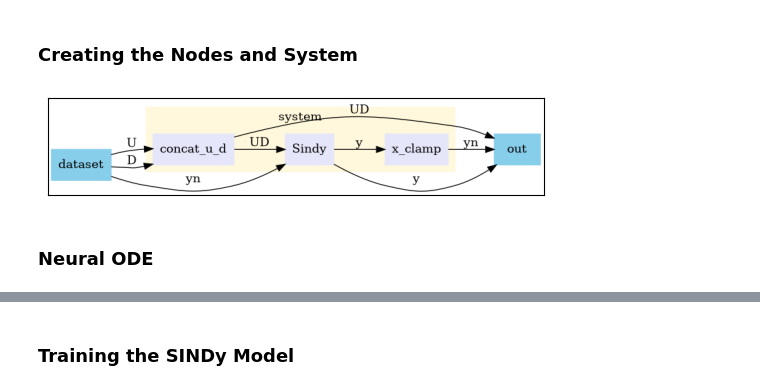
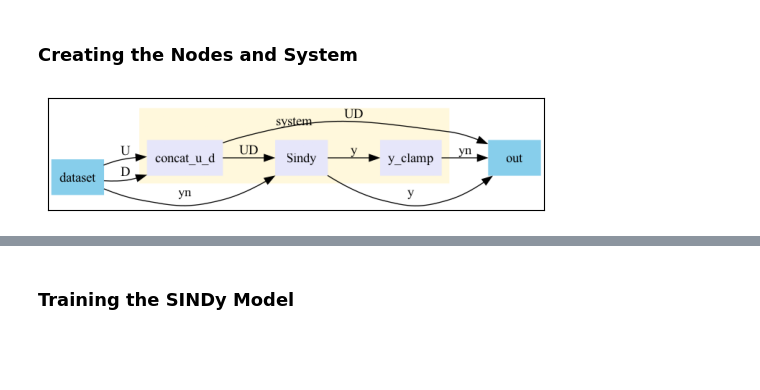
Before and after one commit to Alirezad126/SparseDPC, a Jupyter notebook: 3_Full_DPC/Building_SystemID.ipynb, the cells around one changed output, grey strips where cells are left out. Drawn from its saved outputs; the diff is of its cells as text; code cells hidden in the pictures; blank space fills up the shorter version.

Commit message:
added tuning and NODE

```diff
--- a/3_Full_DPC/Building_SystemID.ipynb
+++ b/3_Full_DPC/Building_SystemID.ipynb
@@ -98,9 +188,8 @@ def get_splits(sys, nsim, nsteps, ts, bs):
 # %%
 nsim = 2000   # number of simulation steps in the dataset
-nsteps = 2   # number of prediction horizon steps in the loss function
-bs = 128       # minibatching batch size
-ts = gt_model.ts
-train_loader, dev_loader, test_data = get_splits(gt_model, nsim, nsteps, ts, bs)
+nsteps = nsteps_list[0] # number of prediction horizon steps in the loss function
+bs = 100       # minibatching batch size
+train_loader, dev_loader, test_data = get_data(gt_model, nsim, nsteps, ts, bs)
 # %% [markdown]
 ### Function Libraries
 # %%
@@ -128,13 +263,11 @@ dx5/dt = 0.898*sin(1*x0) + 0.216*sin(2*x0) + 0.454*sin(3*x0) + 0.425*sin(1*x1) +
 # %%
 integrator = integrators.Euler(fx, h=ts)
 combined_ud = Node(lambda u, d: torch.cat([u, d], dim=-1),
               ['U', 'D'], ['UD'], name="concat_u_d")
 
 integrator_node = Node(integrator, ['yn', 'UD'], ['y'], name="Sindy")
-x_bound = Node(lambda x: torch.clamp(x, 0., 1.), ['y'], ['yn'], "x_clamp")
-dynamics_model = System([combined_ud, integrator_node, x_bound], nsteps=nsteps, name="dynamics_model")
+y_bound = Node(lambda x: torch.clamp(x, -20., 20.), ['y'], ['yn'], "y_clamp")
+dynamics_model = System([combined_ud, integrator_node, y_bound], name="dynamics_model")
 dynamics_model.show()
 # %% [output]
-[figure, old version]
+[figure, new version]
-# %% [markdown]
-### Neural ODE
```
Also changed, not shown: parts of 26 cells of this notebook, 5 other files.
